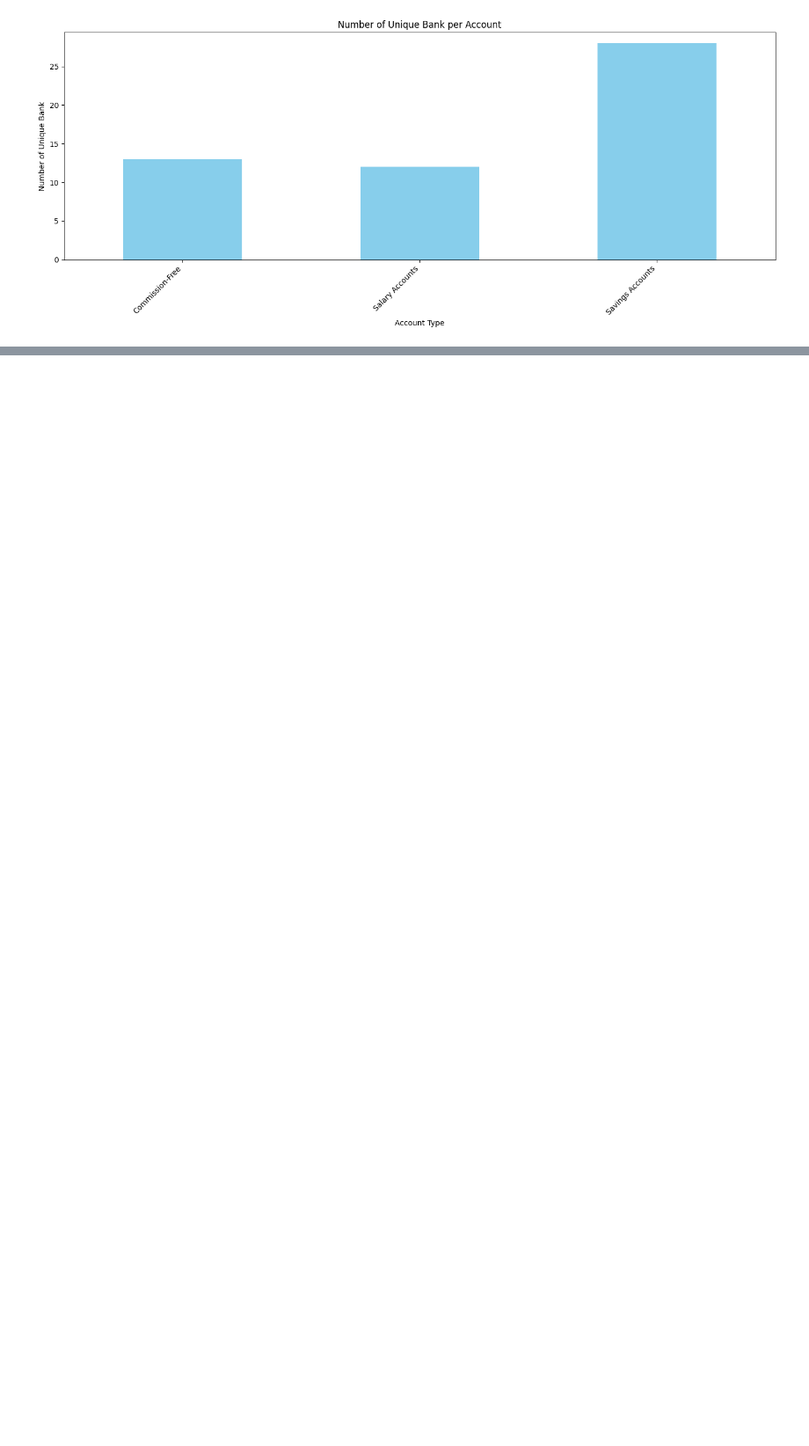
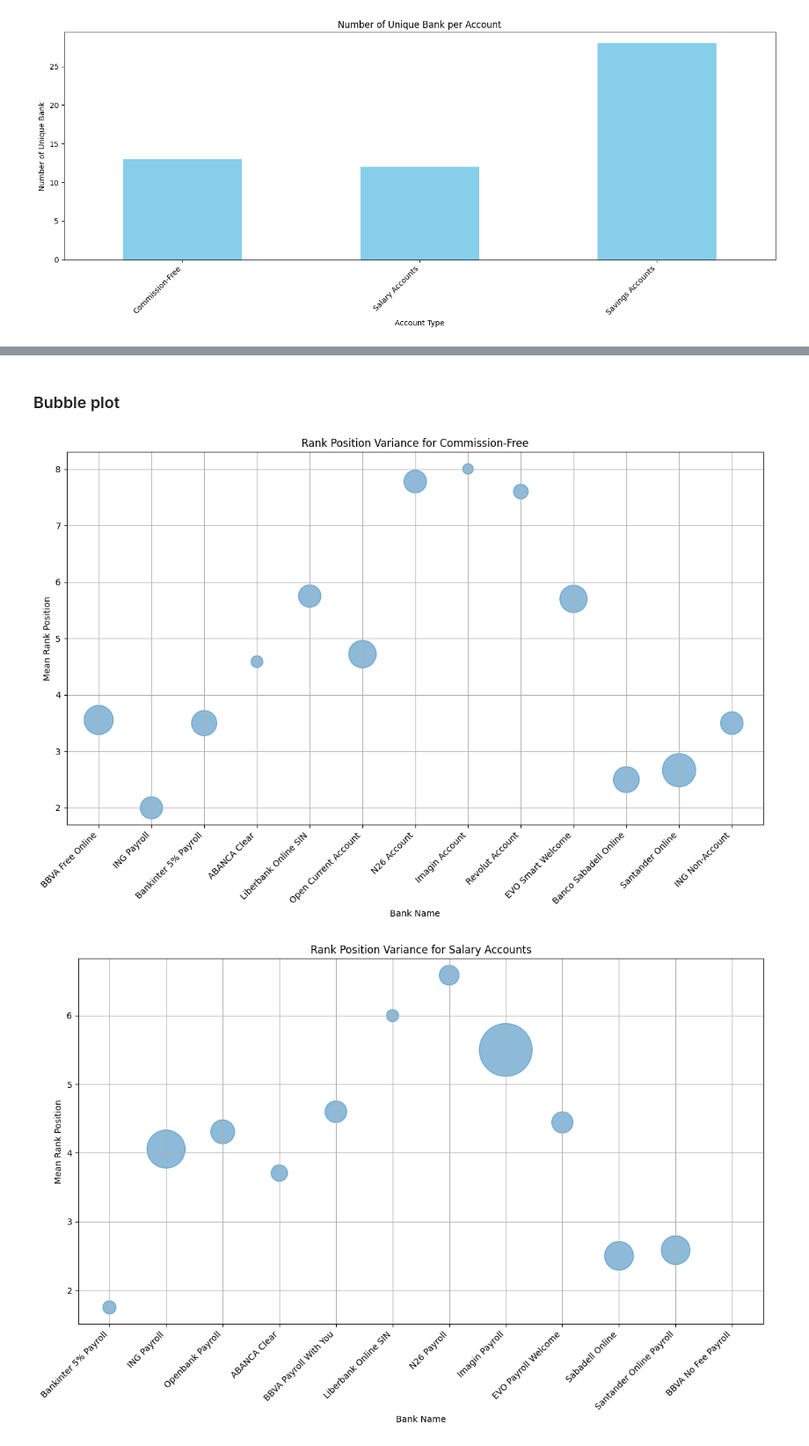
Before and after one commit to agbennett-bse/deloitte_digital_banking, a Jupyter notebook: deloitte_digital_banking/rank-position.ipynb, the cells around one changed output, grey strips where cells are left out. Shown at 88% size. Cells and saved outputs as stored; diff of their text form; code cells hidden in the pictures; blank space fills up the shorter version.

```diff
--- a/deloitte_digital_banking/rank-position.ipynb
+++ b/deloitte_digital_banking/rank-position.ipynb
@@ -296,0 +451,36 @@ plt.show()
+# %% [markdown]
+### Bubble plot
+# %%
+
+# Get unique categories
+unique_categories = transformed_df['Category'].unique()
+
+# Create bubble charts for each category
+for category in unique_categories:
+    category_data = transformed_df[transformed_df['Category'] == category]
+
+    bank_names = category_data['Bank Name'].unique()
+    mean_ranks = []
+    variances = []
+    filtered_bank_names = []
+
+    for bank in bank_names:
+        bank_data = category_data[category_data['Bank Name'] == bank]
+        if not bank_data['Rank'].isnull().all():
+            mean_ranks.append(bank_data['Rank'].mean())
+            variances.append(bank_data['Rank'].var())
+            filtered_bank_names.append(bank)
+
+    plt.figure(figsize=(12, 8))
+    bubbles = plt.scatter(filtered_bank_names, mean_ranks, s=np.array(variances)*300, alpha=0.5)
+
+    plt.title(f'Rank Position Variance for {category}')
+    plt.xlabel('Bank Name')
+    plt.ylabel('Mean Rank Position')
+    plt.xticks(ticks=range(len(filtered_bank_names)), labels=filtered_bank_names, rotation=45, ha='right')
+    plt.grid(True)
+    plt.tight_layout()
+    plt.show()
+# %% [output]
+[figure, added]
+[figure, added]
```
Also changed, not shown: parts of 13 cells of this notebook, 2 other files.
